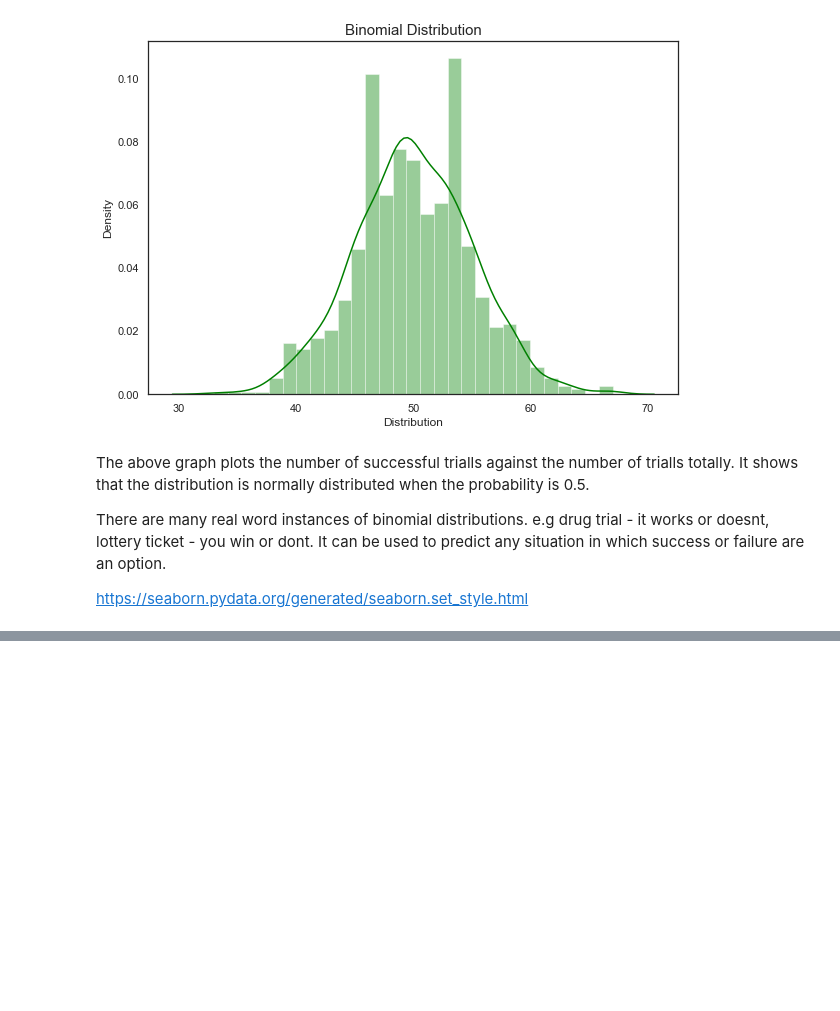
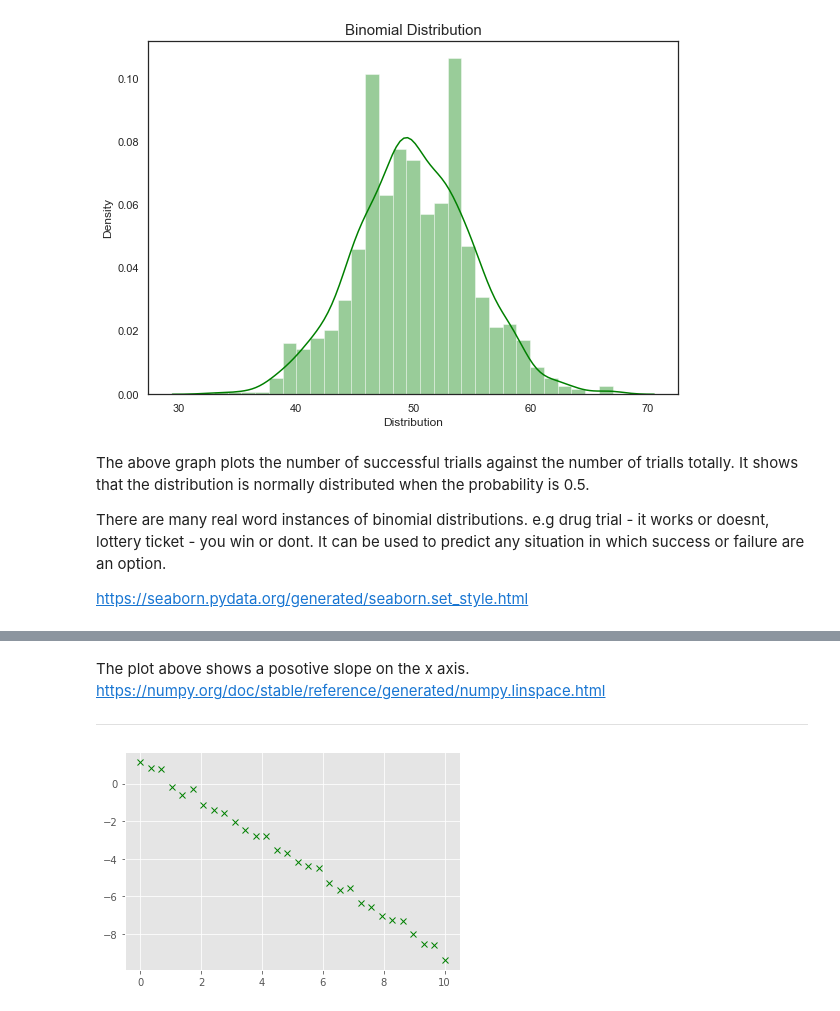
Before and after one commit to eoinlees/FofDA-assessment-2020, a Jupyter notebook: Tasks 2020.ipynb, the cells around one changed output, grey strips where cells are left out. Saved outputs shown, nothing was run; the diff lists cells and outputs as text; code cells hidden in the pictures; blank space fills up the shorter version.

```diff
--- a/Tasks 2020.ipynb
+++ b/Tasks 2020.ipynb
@@ -299,0 +322,21 @@ plt.show()
+# %% [markdown]
+The plot above shows a posotive slope on the x axis.
+https://numpy.org/doc/stable/reference/generated/numpy.linspace.html
+
+--------------
+# %%
+# Create points
+
+x1 = np.linspace(0, 10, 30) # create x values
+a = -1 # generate negative slope
+b = 1
+y = (a * x1) + b # create corrosponding y values
+noise = np.random.normal(0, 0.2, len(x1))
+y1 = y + noise
+
+
+plt.plot(x1, y1, 'gx', label="plot 1")
+
+plt.show()
+# %% [output]
+[figure, added]
```
Also changed, not shown: parts of 21 cells of this notebook.
